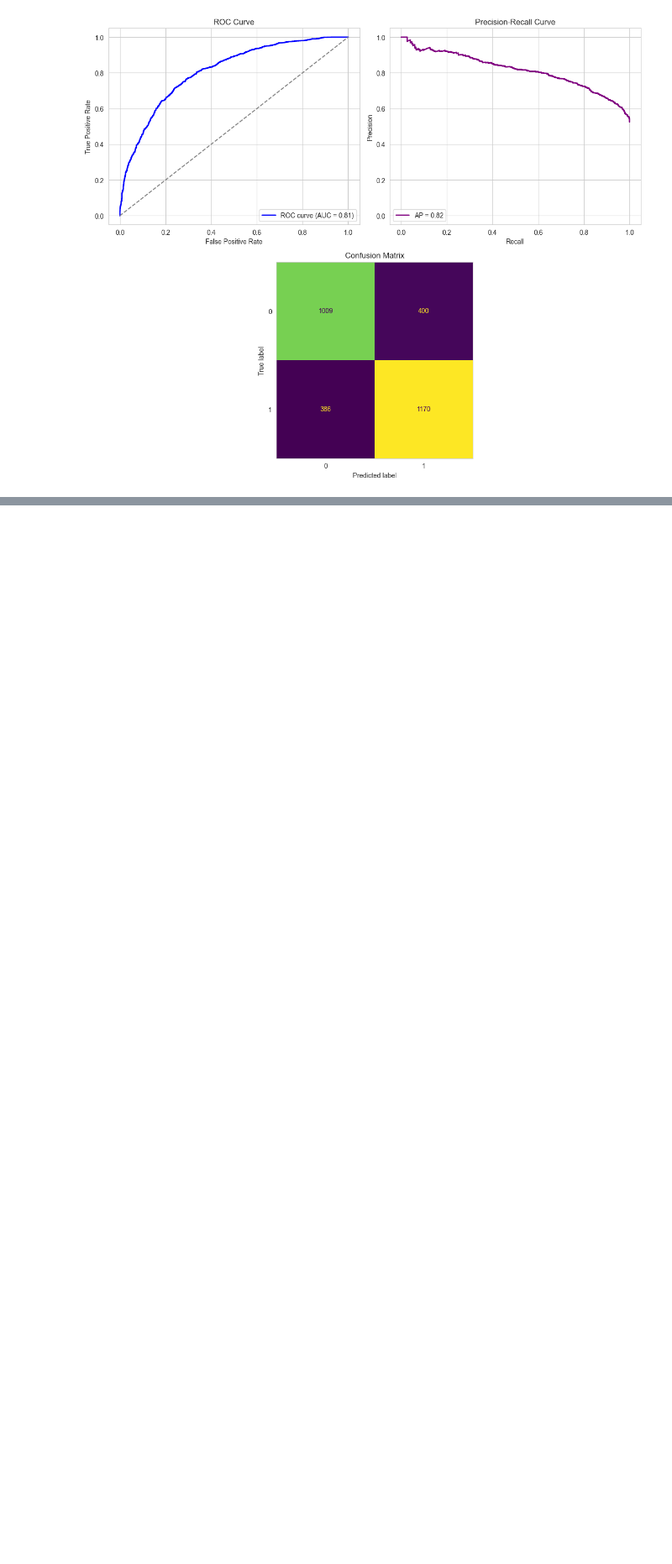
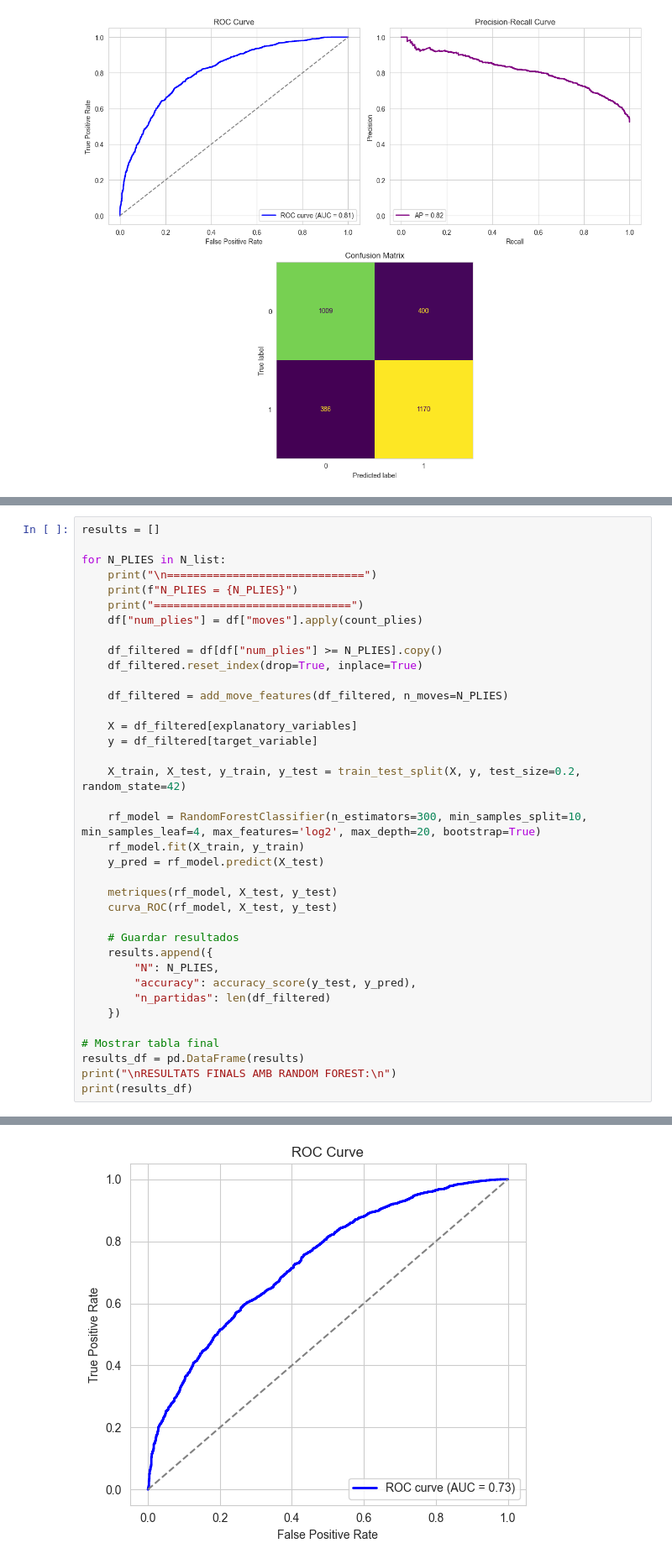
Before and after one commit to NIU1706167/CasKaggle-Chess, a Jupyter notebook: model_partida.ipynb, the cells around one changed output, grey strips where cells are left out. Shown at 84% size. Cells and saved outputs as stored; diff of their text form; blank space fills up the shorter version.

```diff
--- a/model_partida.ipynb
+++ b/model_partida.ipynb
@@ -698,0 +824,38 @@ Accuracy: 0.7349072512647555
+# %%
+results = []
+
+for N_PLIES in N_list:
+    print("\n==============================")
+    print(f"N_PLIES = {N_PLIES}")
+    print("==============================")
+    df["num_plies"] = df["moves"].apply(count_plies)
+
+    df_filtered = df[df["num_plies"] >= N_PLIES].copy()
+    df_filtered.reset_index(drop=True, inplace=True)
+
+    df_filtered = add_move_features(df_filtered, n_moves=N_PLIES)
+
+    X = df_filtered[explanatory_variables]
+    y = df_filtered[target_variable]
+
+    X_train, X_test, y_train, y_test = train_test_split(X, y, test_size=0.2, random_state=42)
+
+    rf_model = RandomForestClassifier(n_estimators=300, min_samples_split=10, min_samples_leaf=4, max_features='log2', max_depth=20, bootstrap=True)
+    rf_model.fit(X_train, y_train)
+    y_pred = rf_model.predict(X_test)
+
+    metriques(rf_model, X_test, y_test)
+    curva_ROC(rf_model, X_test, y_test)
+
+    # Guardar resultados
+    results.append({
+        "N": N_PLIES,
+        "accuracy": accuracy_score(y_test, y_pred),
+        "n_partidas": len(df_filtered)
+    })
+
+# Mostrar tabla final
+results_df = pd.DataFrame(results)
+print("\nRESULTATS FINALS AMB RANDOM FOREST:\n")
+print(results_df)
+# %% [output]
@@ -698,0 +875 @@ Accuracy: 0.7349072512647555
+[figure, added]
```
Also changed, not shown: parts of 3 cells of this notebook.
